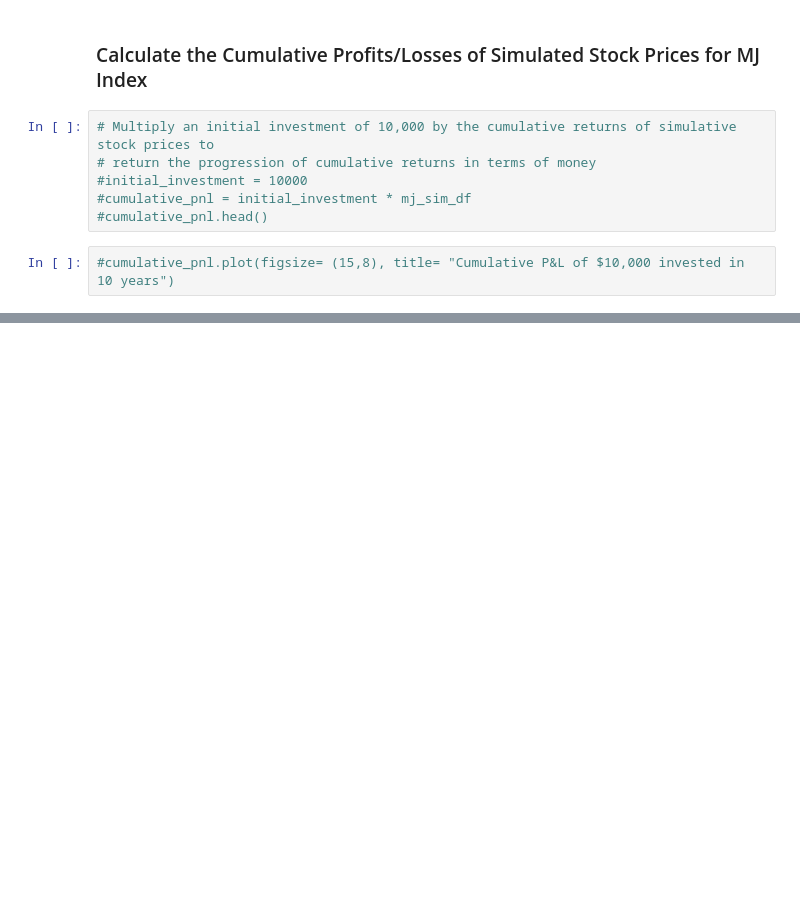
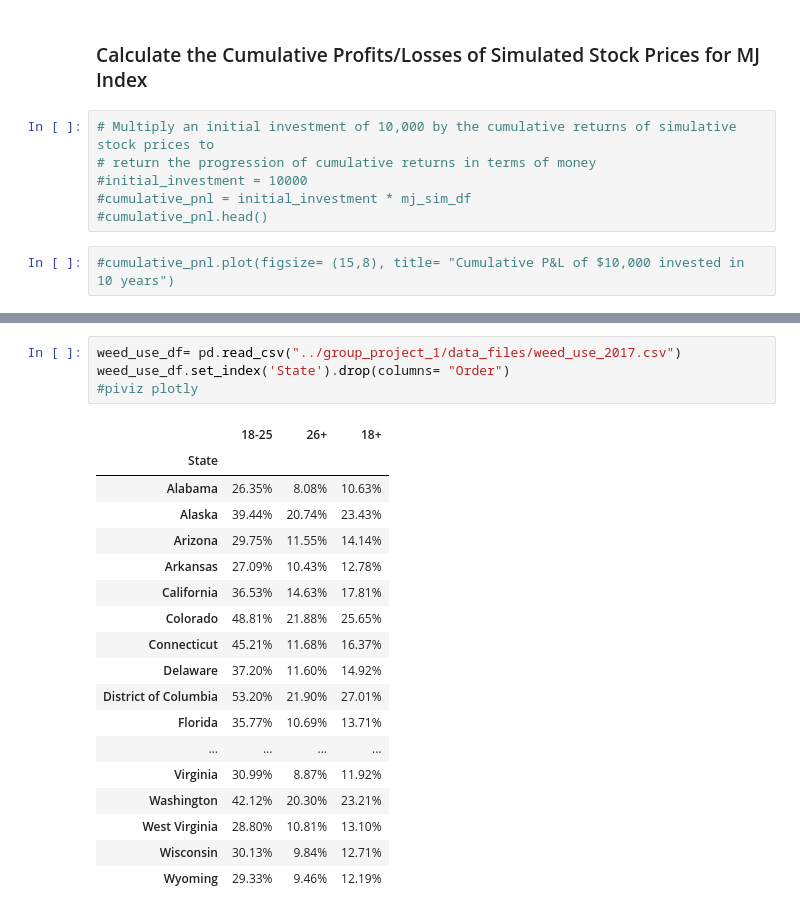
Before and after one commit to Briantaylor97/Cannabis-industry-analysis, a Jupyter notebook: MJ_index_compare.ipynb, the cells around one changed output, grey strips where cells are left out. Cells and saved outputs as stored; diff of their text form; blank space fills up the shorter version.

Commit message:
csv file data for final plot

```diff
--- a/MJ_index_compare.ipynb
+++ b/MJ_index_compare.ipynb
@@ -400,0 +404,23 @@ portfolio_std.plot.hist(stacked=True, bins=100)
+# %%
+weed_use_df= pd.read_csv("../group_project_1/data_files/weed_use_2017.csv")
+weed_use_df.set_index('State').drop(columns= "Order")
+#piviz plotly
+# %% [output]
+|  | 18-25 | 26+ | 18+ |
+| State |  |  |  |
+| Alabama | 26.35% | 8.08% | 10.63% |
+| Alaska | 39.44% | 20.74% | 23.43% |
+| Arizona | 29.75% | 11.55% | 14.14% |
+| Arkansas | 27.09% | 10.43% | 12.78% |
+| California | 36.53% | 14.63% | 17.81% |
+| Colorado | 48.81% | 21.88% | 25.65% |
+| Connecticut | 45.21% | 11.68% | 16.37% |
+| Delaware | 37.20% | 11.60% | 14.92% |
+| District of Columbia | 53.20% | 21.90% | 27.01% |
+| Florida | 35.77% | 10.69% | 13.71% |
+| ... | ... | ... | ... |
+| Virginia | 30.99% | 8.87% | 11.92% |
+| Washington | 42.12% | 20.30% | 23.21% |
+| West Virginia | 28.80% | 10.81% | 13.10% |
+| Wisconsin | 30.13% | 9.84% | 12.71% |
+| Wyoming | 29.33% | 9.46% | 12.19% |
```
Also changed, not shown: parts of 10 cells of this notebook, 1 other file.
